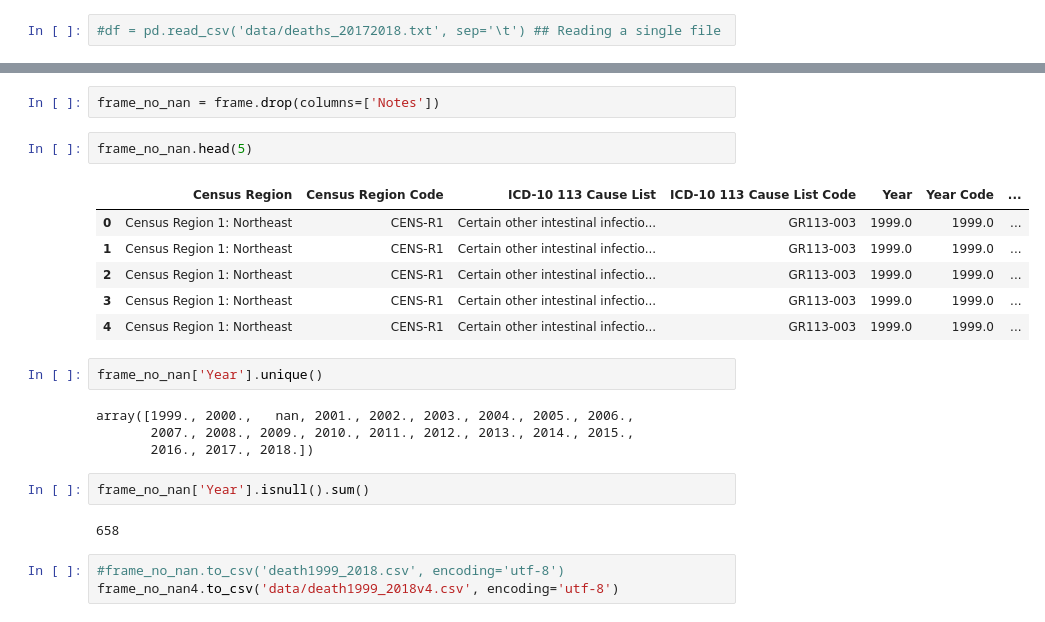
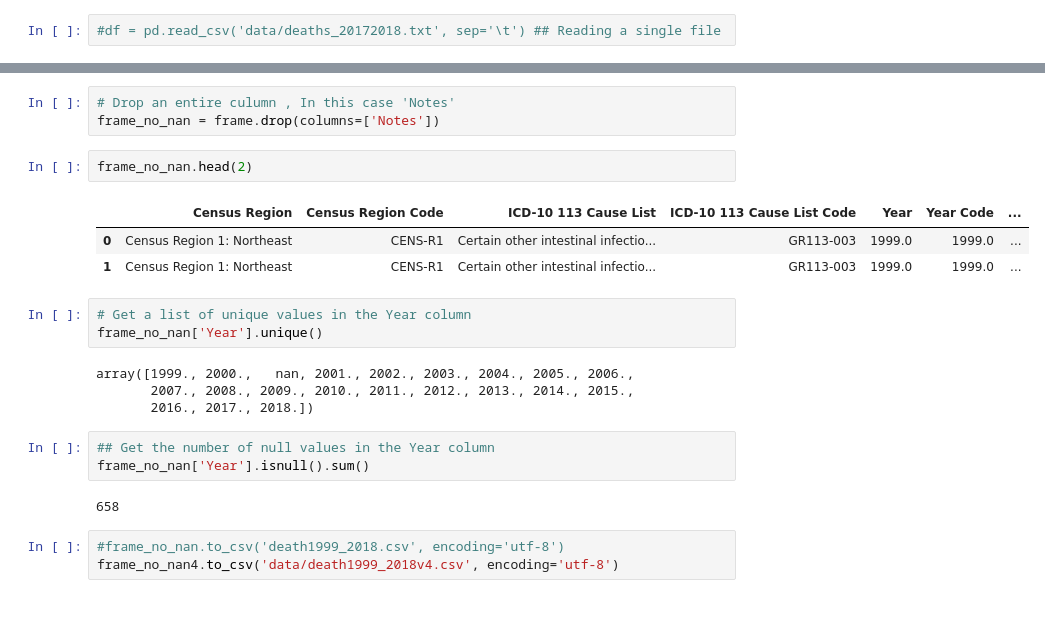
Before and after one commit to ryand231/deathstats, a Jupyter notebook: Deathbase_notebook.ipynb, the cells around one changed output, grey strips where cells are left out. Saved outputs shown, nothing was run; the diff lists cells and outputs as text.

```diff
--- a/Deathbase_notebook.ipynb
+++ b/Deathbase_notebook.ipynb
@@ -68,27 +67,27 @@ Population                    123360 non-null object
 Crude Rate                    123360 non-null object
 dtypes: float64(3), object(11)
 memory usage: 8.0+ MB
-# %%
-frame_no_nan = frame.drop(columns=['Notes'])
+# %%
+# Drop an entire culumn , In this case 'Notes'
+frame_no_nan = frame.drop(columns=['Notes'])
 # %%
-frame_no_nan.head(5)
+frame_no_nan.head(2)
 # %% [output]
 |  | Census Region | Census Region Code | ICD-10 113 Cause List | ICD-10 113 Cause List Code | Year | Year Code | ... |
 | 0 | Census Region 1: Northeast | CENS-R1 | Certain other intestinal infectio... | GR113-003 | 1999.0 | 1999.0 | ... |
 | 1 | Census Region 1: Northeast | CENS-R1 | Certain other intestinal infectio... | GR113-003 | 1999.0 | 1999.0 | ... |
-| 2 | Census Region 1: Northeast | CENS-R1 | Certain other intestinal infectio... | GR113-003 | 1999.0 | 1999.0 | ... |
-| 3 | Census Region 1: Northeast | CENS-R1 | Certain other intestinal infectio... | GR113-003 | 1999.0 | 1999.0 | ... |
-| 4 | Census Region 1: Northeast | CENS-R1 | Certain other intestinal infectio... | GR113-003 | 1999.0 | 1999.0 | ... |
-# %%
-frame_no_nan['Year'].unique()
-# %% [output]
-array([1999., 2000.,   nan, 2001., 2002., 2003., 2004., 2005., 2006.,
-       2007., 2008., 2009., 2010., 2011., 2012., 2013., 2014., 2015.,
-       2016., 2017., 2018.])
-# %%
-frame_no_nan['Year'].isnull().sum()
-# %% [output]
-658
+# %%
+# Get a list of unique values in the Year column
+frame_no_nan['Year'].unique()
+# %% [output]
+array([1999., 2000.,   nan, 2001., 2002., 2003., 2004., 2005., 2006.,
+       2007., 2008., 2009., 2010., 2011., 2012., 2013., 2014., 2015.,
+       2016., 2017., 2018.])
+# %%
+## Get the number of null values in the Year column
+frame_no_nan['Year'].isnull().sum()
+# %% [output]
+658
 # %%
 #frame_no_nan.to_csv('death1999_2018.csv', encoding='utf-8')
 frame_no_nan4.to_csv('data/death1999_2018v4.csv', encoding='utf-8')
```
Also changed, not shown: parts of 33 cells of this notebook, 3 other files.
